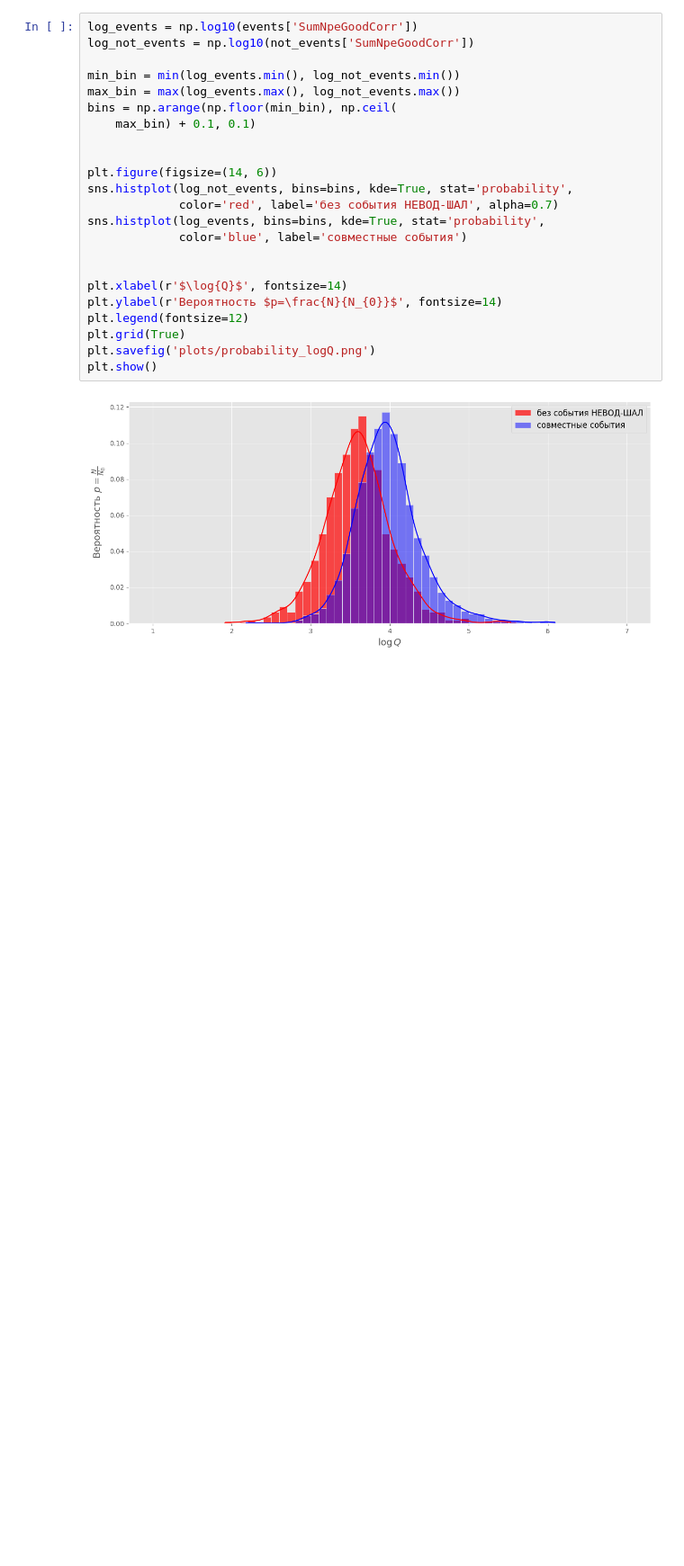
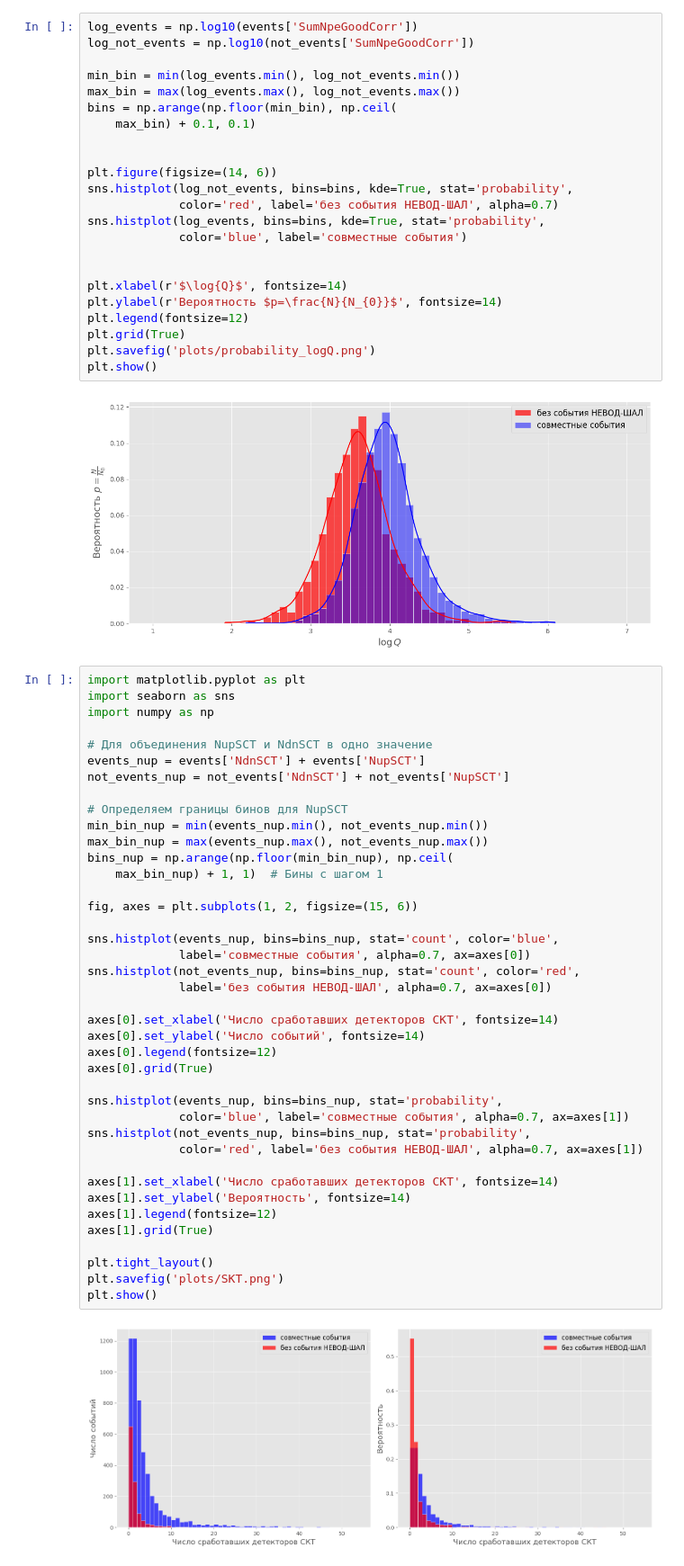
Before and after one commit to matalhim/EAS, a Jupyter notebook: DCR-NVD-SCT/main.ipynb, the cells around one changed output. Shown at 90% size. Cells and saved outputs as stored; diff of their text form; blank space fills up the shorter version.

```diff
--- a/DCR-NVD-SCT/main.ipynb
+++ b/DCR-NVD-SCT/main.ipynb
@@ -139,3 +139,45 @@ plt.savefig('plots/probability_logQ.png')
 plt.show()
 # %% [output]
 [figure]
+# %%
+import matplotlib.pyplot as plt
+import seaborn as sns
+import numpy as np
+
+# Для объединения NupSCT и NdnSCT в одно значение
+events_nup = events['NdnSCT'] + events['NupSCT']
+not_events_nup = not_events['NdnSCT'] + not_events['NupSCT']
+
+# Определяем границы бинов для NupSCT
+min_bin_nup = min(events_nup.min(), not_events_nup.min())
+max_bin_nup = max(events_nup.max(), not_events_nup.max())
+bins_nup = np.arange(np.floor(min_bin_nup), np.ceil(
+    max_bin_nup) + 1, 1)  # Бины с шагом 1
+
+fig, axes = plt.subplots(1, 2, figsize=(15, 6))
+
+sns.histplot(events_nup, bins=bins_nup, stat='count', color='blue',
+             label='совместные события', alpha=0.7, ax=axes[0])
+sns.histplot(not_events_nup, bins=bins_nup, stat='count', color='red',
+             label='без события НЕВОД-ШАЛ', alpha=0.7, ax=axes[0])
+
+axes[0].set_xlabel('Число сработавших детекторов СКТ', fontsize=14)
+axes[0].set_ylabel('Число событий', fontsize=14)
+axes[0].legend(fontsize=12)
+axes[0].grid(True)
+
+sns.histplot(events_nup, bins=bins_nup, stat='probability',
+             color='blue', label='совместные события', alpha=0.7, ax=axes[1])
+sns.histplot(not_events_nup, bins=bins_nup, stat='probability',
+             color='red', label='без события НЕВОД-ШАЛ', alpha=0.7, ax=axes[1])
+
+axes[1].set_xlabel('Число сработавших детекторов СКТ', fontsize=14)
+axes[1].set_ylabel('Вероятность', fontsize=14)
+axes[1].legend(fontsize=12)
+axes[1].grid(True)
+
+plt.tight_layout()
+plt.savefig('plots/SKT.png')
+plt.show()
+# %% [output]
+[figure, added]
```
